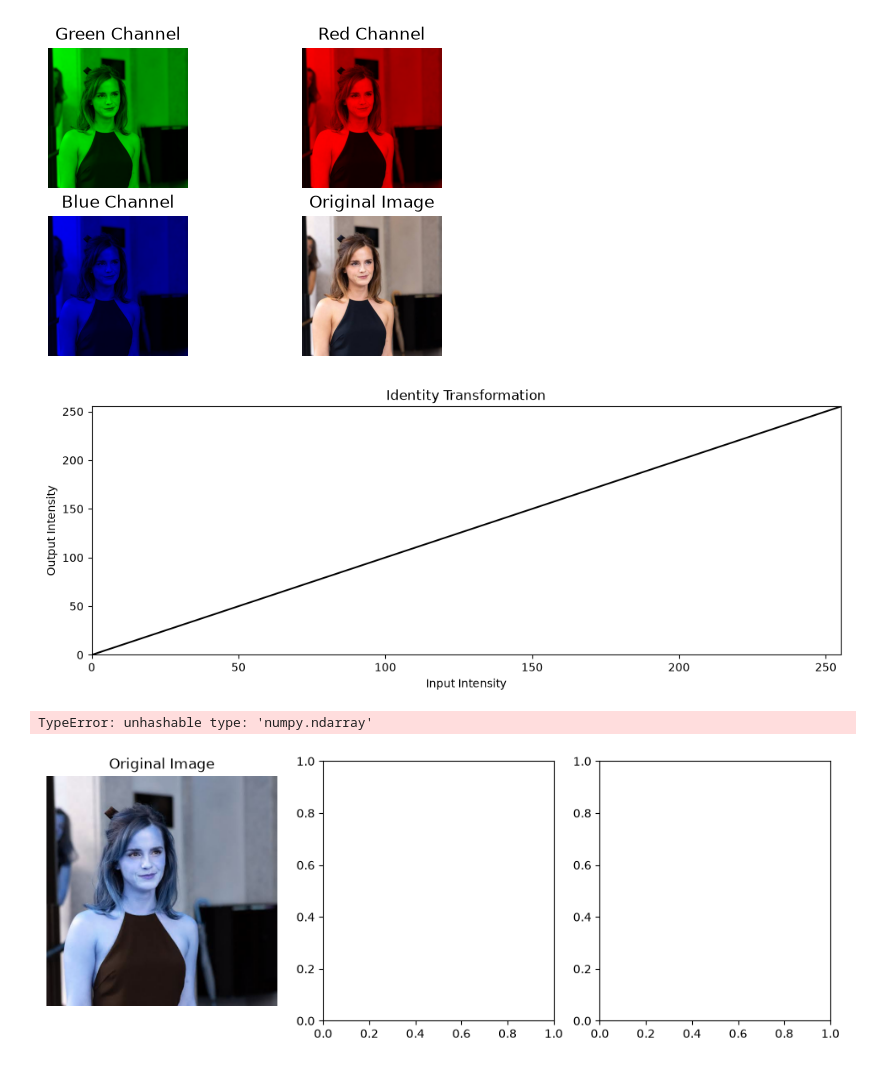
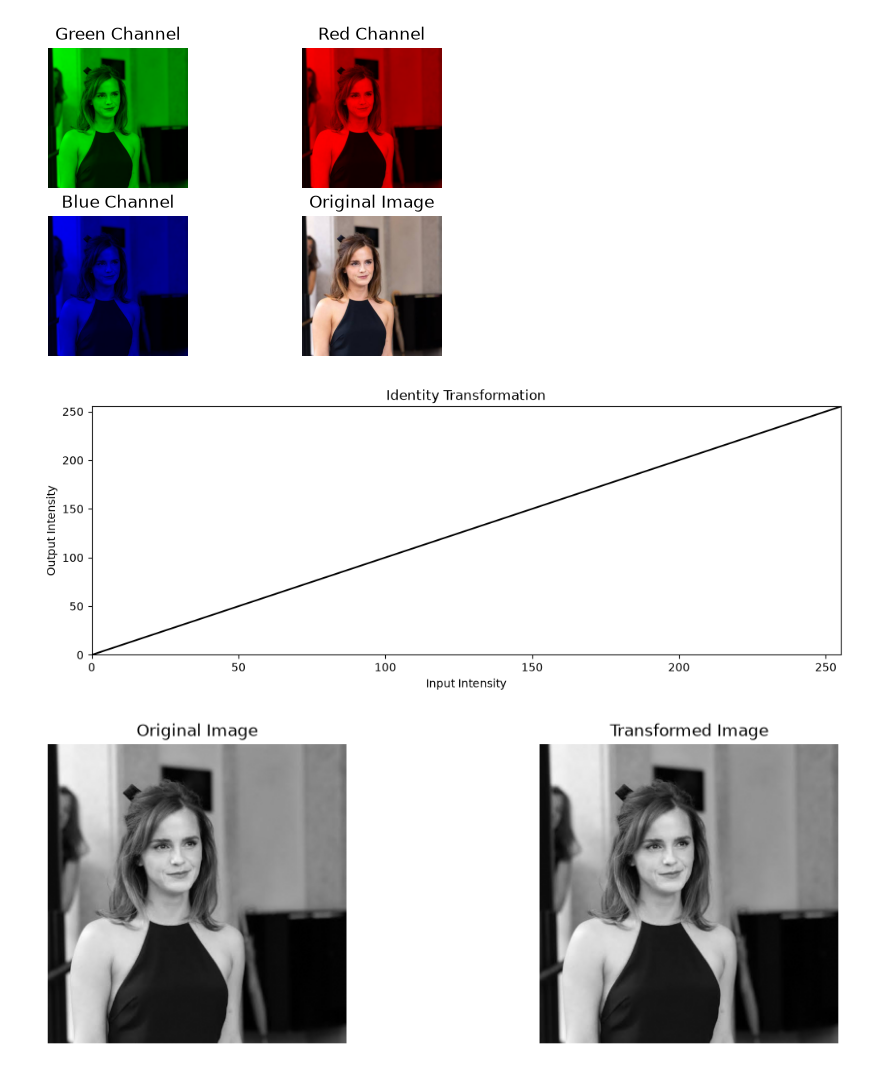
Before and after one commit to Abdul-Rahman-bme/EN3160-Image-processing-and-Machine-Vision, a Jupyter notebook: Lec_2_code/Lec_2_jupyter.ipynb, the cells around one changed output. Cells and saved outputs as stored; diff of their text form; code cells hidden in the pictures.

```diff
--- a/Lec_2_code/Lec_2_jupyter.ipynb
+++ b/Lec_2_code/Lec_2_jupyter.ipynb
@@ -117,34 +135,35 @@ plt.show()
 # %%
 import cv2 as cv
 import matplotlib.pyplot as plt
 import numpy as np
 
-f = cv.imread('D:/Abdul Rahman/Engineering_UOM/.Sem 5/EN3160 - Image Processing and Computer Vision/Lec_2_vscode/emma.jpg')
+f = cv.imread('D:/Abdul Rahman/Engineering_UOM/.Sem 5/EN3160 - Image Processing and Computer Vision/Lec_2_vscode/emma.jpg', cv.IMREAD_GRAYSCALE)
 assert f is not None, "file could not be read, check with os.path.exists()"
 
 t = np.arange(256, dtype=np.uint8)  # Identity transformation
 
-fig, ax = plt.subplots(nrows=1,ncols=1, figsize=(12,4))
+fig, ax = plt.subplots(nrows=1, ncols=1, figsize=(12, 4))
 ax.plot(t, color='black')
 ax.set_xlim(0, 255)
 ax.set_ylim(0, 255)
 ax.set_xlabel('Input Intensity')
 ax.set_ylabel('Output Intensity')
 ax.set_title('Identity Transformation')
 plt.show()
 
-fig, ax = plt.subplots(nrows=1,ncols=3, figsize=(12,4))
+transformed = cv.LUT(f, t)  # Apply the LUT to the actual image
+
+fig, ax = plt.subplots(nrows=1, ncols=2, figsize=(12, 4))
 
 ax[0].imshow(f, cmap='gray', vmin=0, vmax=255)
 ax[0].set_title('Original Image')
 ax[0].axis('off')
 
-ax[1].imshow(t, t, color='black')
+ax[1].imshow(transformed, cmap='gray', vmin=0, vmax=255)
 ax[1].set_title('Transformed Image')
 ax[1].axis('off')
 
 plt.show()
 # %% [output]
 [figure]
-TypeError: unhashable type: 'numpy.ndarray'
-[figure, old version]
+[figure, new version]
```
Also changed, not shown: parts of 5 cells of this notebook.
